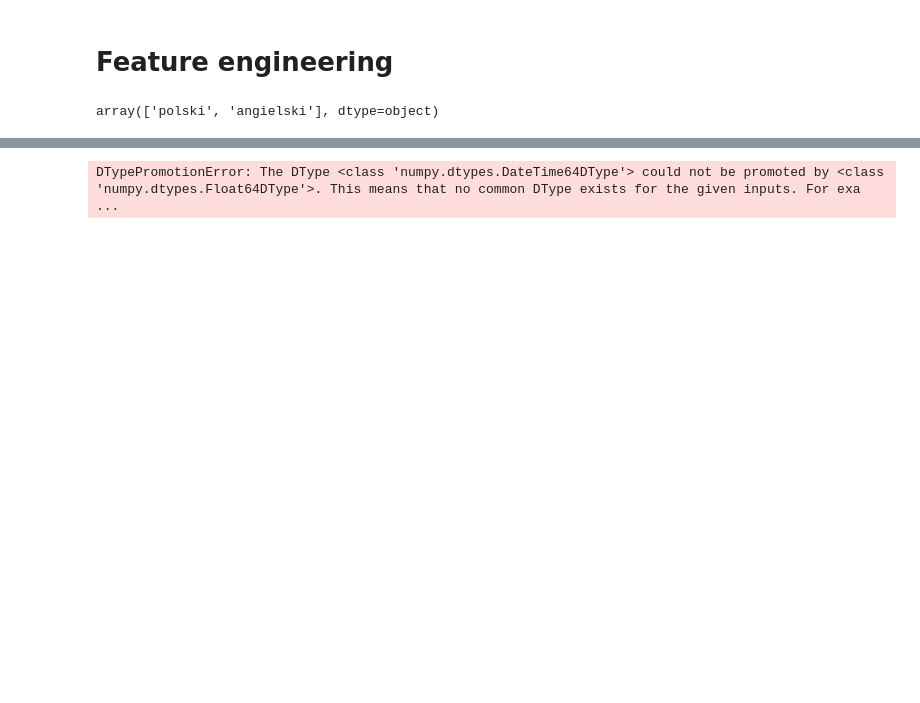
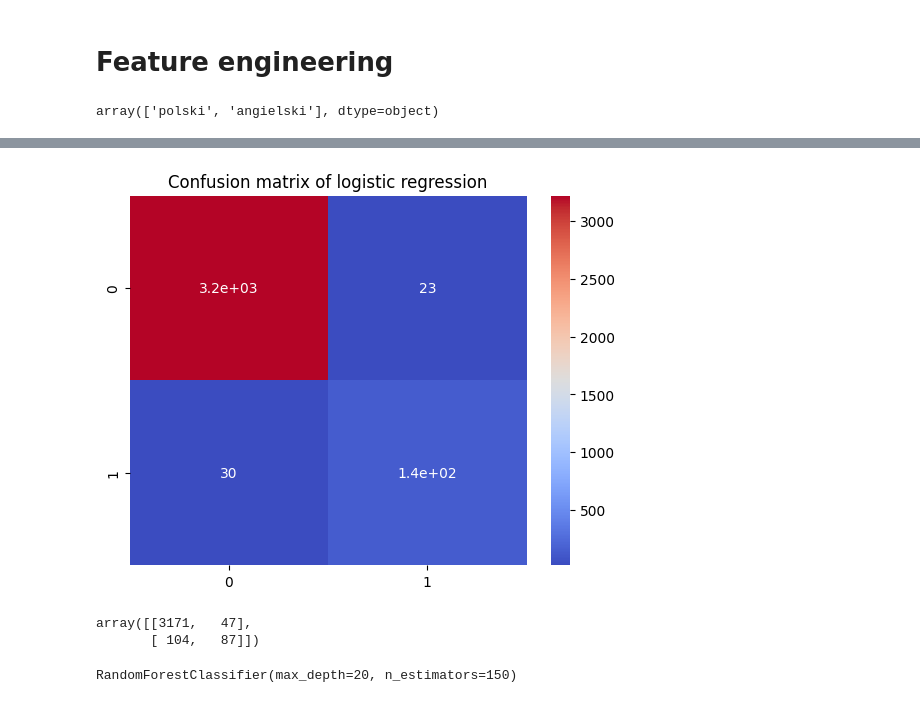
Before and after one commit to beep1000101/lubimyczytac_project, a Jupyter notebook: modelling.ipynb, the cells around one changed output, grey strips where cells are left out. Cells and saved outputs as stored; diff of their text form; code cells hidden in the pictures; blank space fills up the shorter version.

```diff
--- a/modelling.ipynb
+++ b/modelling.ipynb
@@ -108,0 +164,12 @@ dtype: object
+# %%
+cm = confusion_matrix(y_test, y_logistic_pred)
+sns.heatmap(cm, annot=True, cmap='coolwarm')
+plt.title('Confusion matrix of logistic regression')
+plt.show()
+# %% [output]
+[figure, added]
+# %%
+confusion_matrix(y_test, y_forrest_pred)
+# %% [output]
+array([[3171,   47],
+       [ 104,   87]])
@@ -109,5 +196,4 @@ dtype: object
 # %%
-rfe = RFE(forest_classifier, n_features_to_select=5)
-rfe.fit(X_train, y_train)
+optimized_forest.fit(X_train, y_train)
 # %% [output]
-DTypePromotionError: The DType <class 'numpy.dtypes.DateTime64DType'> could not be promoted by <class 'numpy.dtypes.Float64DType'>. This means that no common DType exists for the given inputs. For exa ...
+RandomForestClassifier(max_depth=20, n_estimators=150)
```
Also changed, not shown: parts of 24 cells of this notebook, 4 other files.
